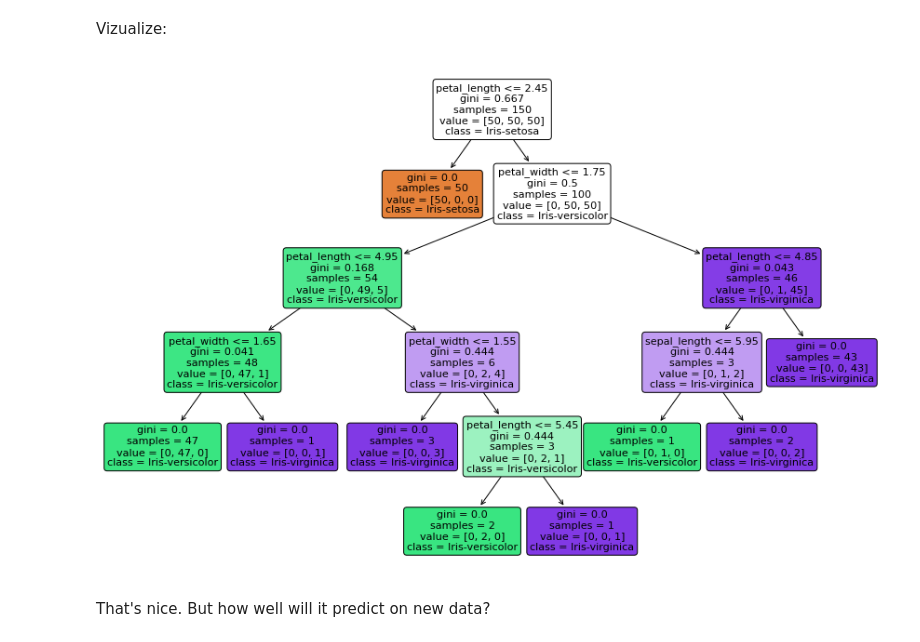
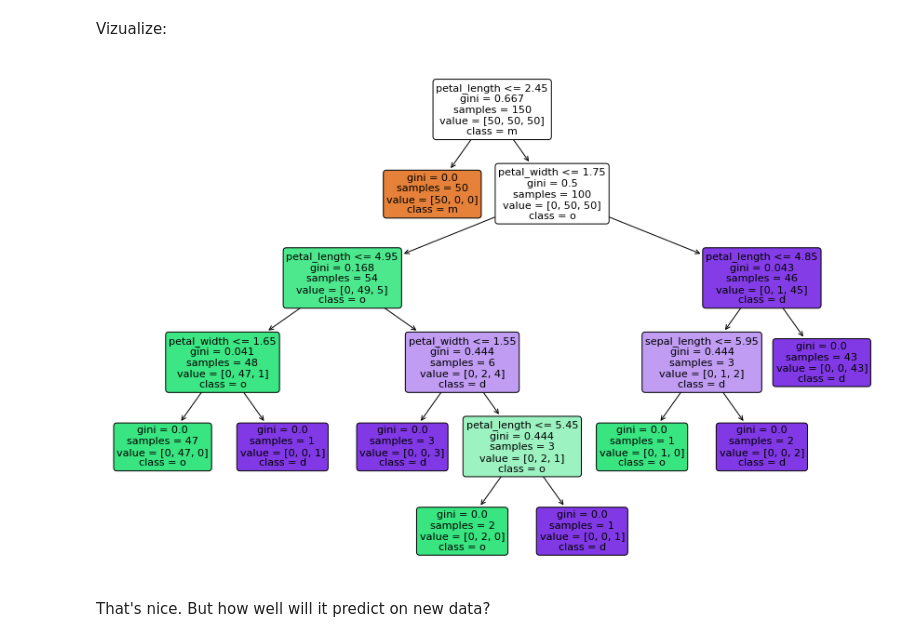
Before and after one commit to nlihin/data-analytics, a Jupyter notebook: unit7.ipynb, the cells around one changed output. Drawn from its saved outputs; the diff is of its cells as text; code cells hidden in the pictures.

```diff
--- a/unit7.ipynb
+++ b/unit7.ipynb
@@ -157,14 +153,14 @@ Vizualize:
 # %%
 fig = plt.figure(figsize=(15,10))
 
 tree.plot_tree(model1,
                feature_names = features,
-               class_names = model1.classes_,
+               class_names = 'model1.classes_',
                filled=True,
                rounded = True)
 plt.show()
 # %% [output]
-[figure, old version]
+[figure, new version]
 # %% [markdown]
 That's nice. But how well will it predict on new data?
 # %% [markdown]
```
Also changed, not shown: parts of 22 cells of this notebook.
